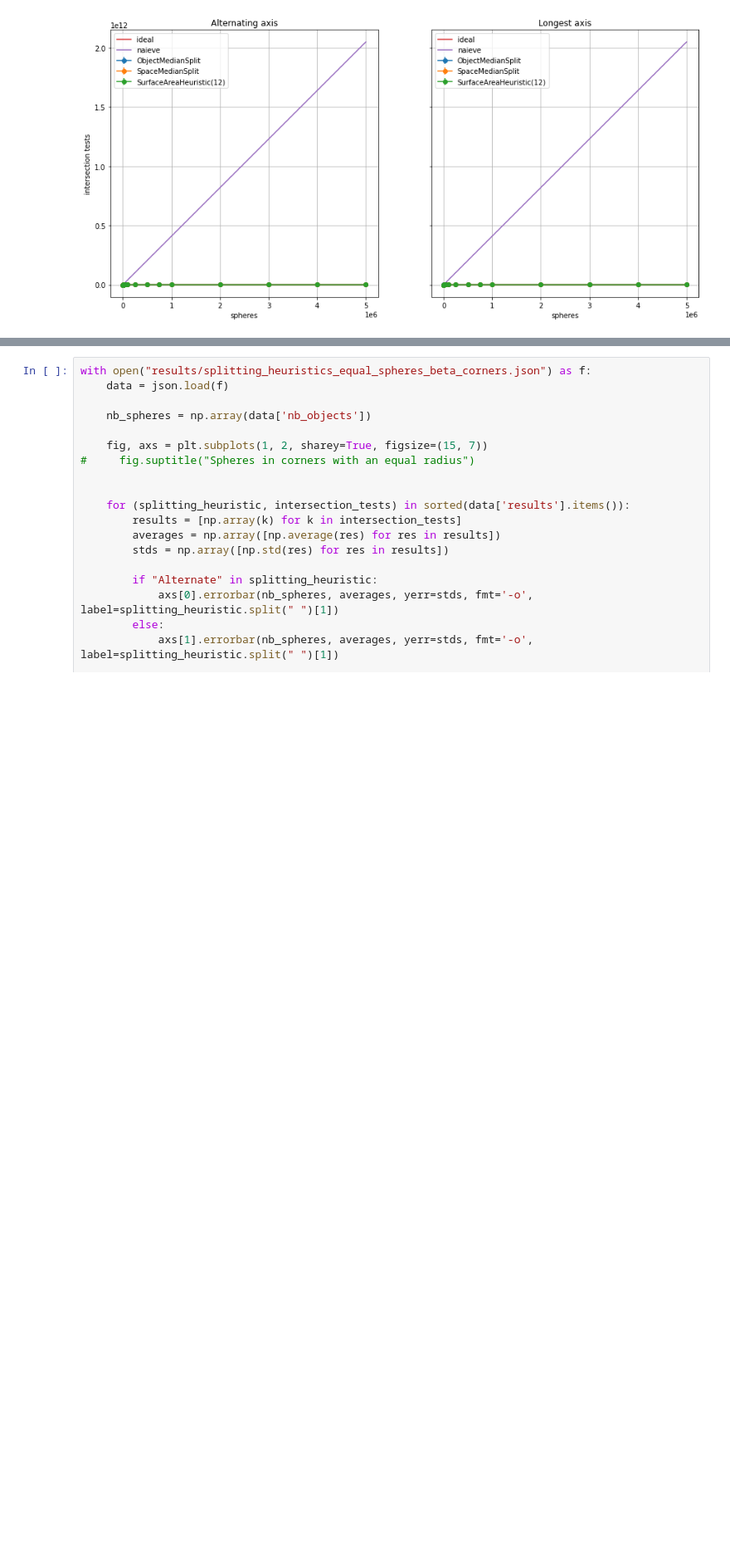
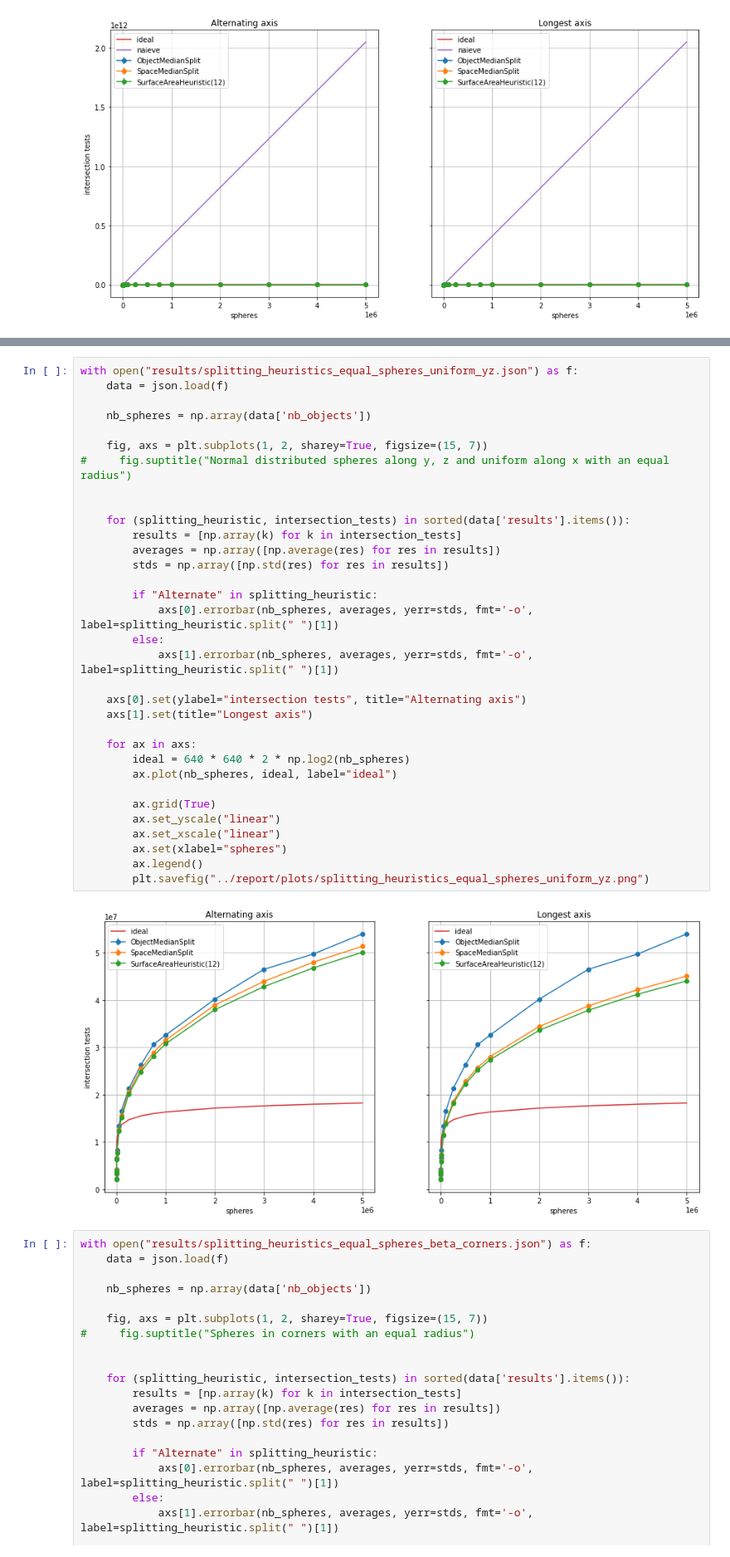
Before and after one commit to BoKleynen/ray-tracer, a Jupyter notebook: experiments/Analysis.ipynb, the cells around one changed output, grey strips where cells are left out. Shown at 83% size. Drawn from its saved outputs; the diff is of its cells as text; blank space fills up the shorter version.

Commit message:
Add final results

```diff
--- a/experiments/Analysis.ipynb
+++ b/experiments/Analysis.ipynb
@@ -162,3 +166,38 @@ with open("results/splitting_heuristics_equal_spheres_normal_yz.json") as f:
+# %%
+with open("results/splitting_heuristics_equal_spheres_uniform_yz.json") as f:
+    data = json.load(f)
+
+    nb_spheres = np.array(data['nb_objects'])
+
+    fig, axs = plt.subplots(1, 2, sharey=True, figsize=(15, 7))
+#     fig.suptitle("Normal distributed spheres along y, z and uniform along x with an equal radius")
+
+
+    for (splitting_heuristic, intersection_tests) in sorted(data['results'].items()):
+        results = [np.array(k) for k in intersection_tests]
+        averages = np.array([np.average(res) for res in results])
+        stds = np.array([np.std(res) for res in results])
+
+        if "Alternate" in splitting_heuristic:
+            axs[0].errorbar(nb_spheres, averages, yerr=stds, fmt='-o', label=splitting_heuristic.split(" ")[1])
+        else:
+            axs[1].errorbar(nb_spheres, averages, yerr=stds, fmt='-o', label=splitting_heuristic.split(" ")[1])
+
+    axs[0].set(ylabel="intersection tests", title="Alternating axis")
+    axs[1].set(title="Longest axis")
+
+    for ax in axs:
+        ideal = 640 * 640 * 2 * np.log2(nb_spheres)
+        ax.plot(nb_spheres, ideal, label="ideal")
+
+        ax.grid(True)
+        ax.set_yscale("linear")
+        ax.set_xscale("linear")
+        ax.set(xlabel="spheres")
+        ax.legend()
+        plt.savefig("../report/plots/splitting_heuristics_equal_spheres_uniform_yz.png")
+# %% [output]
+[figure, added]
 # %%
 with open("results/splitting_heuristics_equal_spheres_beta_corners.json") as f:
     data = json.load(f)
```
Also changed, not shown: parts of 6 cells of this notebook, 5 other files.
